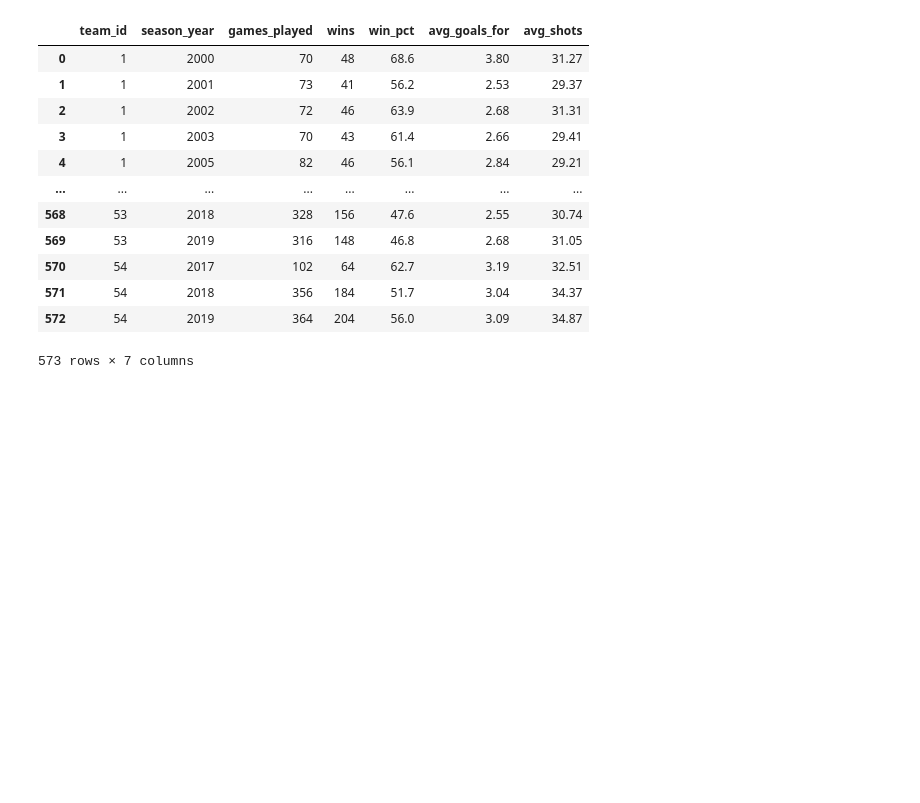
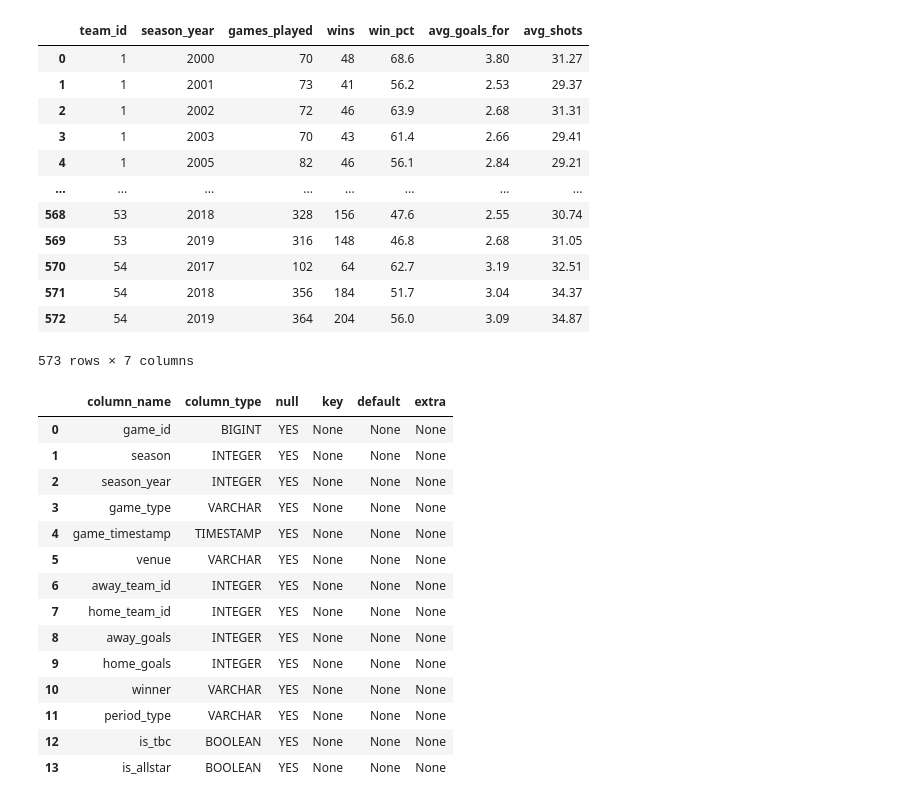
Before and after one commit to yhtande/nhl-practice, a Jupyter notebook: notebook/Untitled.ipynb, the cells around one changed output. Cells and saved outputs as stored; diff of their text form; code cells hidden in the pictures; blank space fills up the shorter version.

```diff
--- a/notebook/Untitled.ipynb
+++ b/notebook/Untitled.ipynb
@@ -323,3 +323,23 @@ con.execute("SELECT * FROM main_marts.mart_team_traject ORDER BY team_id, season
 | 571 | 54 | 2018 | 356 | 184 | 51.7 | 3.04 | 34.37 |
 | 572 | 54 | 2019 | 364 | 204 | 56.0 | 3.09 | 34.87 |
 573 rows × 7 columns
+# %%
+import duckdb
+con = duckdb.connect('/home/yanhan/projects/nhl-practice/nhl_raw.duckdb')
+con.execute("DESCRIBE main_staging.stg_game").fetchdf()
+# %% [output]
+|  | column_name | column_type | null | key | default | extra |
+| 0 | game_id | BIGINT | YES | None | None | None |
+| 1 | season | INTEGER | YES | None | None | None |
+| 2 | season_year | INTEGER | YES | None | None | None |
+| 3 | game_type | VARCHAR | YES | None | None | None |
+| 4 | game_timestamp | TIMESTAMP | YES | None | None | None |
+| 5 | venue | VARCHAR | YES | None | None | None |
+| 6 | away_team_id | INTEGER | YES | None | None | None |
+| 7 | home_team_id | INTEGER | YES | None | None | None |
+| 8 | away_goals | INTEGER | YES | None | None | None |
+| 9 | home_goals | INTEGER | YES | None | None | None |
+| 10 | winner | VARCHAR | YES | None | None | None |
+| 11 | period_type | VARCHAR | YES | None | None | None |
+| 12 | is_tbc | BOOLEAN | YES | None | None | None |
+| 13 | is_allstar | BOOLEAN | YES | None | None | None |
```
Also changed, not shown: parts of 48 cells of this notebook, 20 other files.
